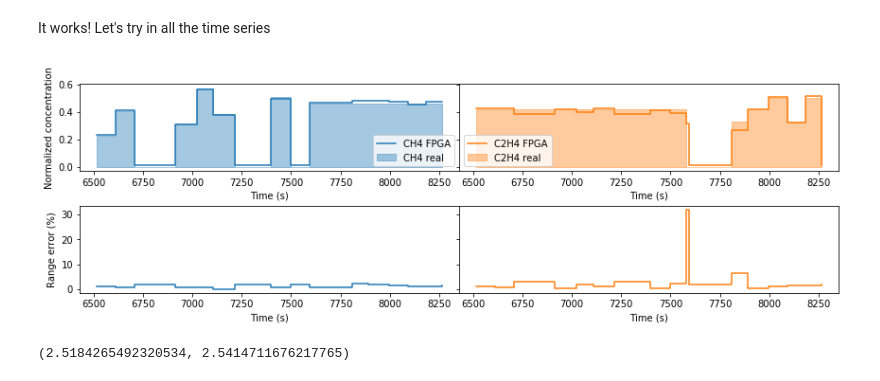
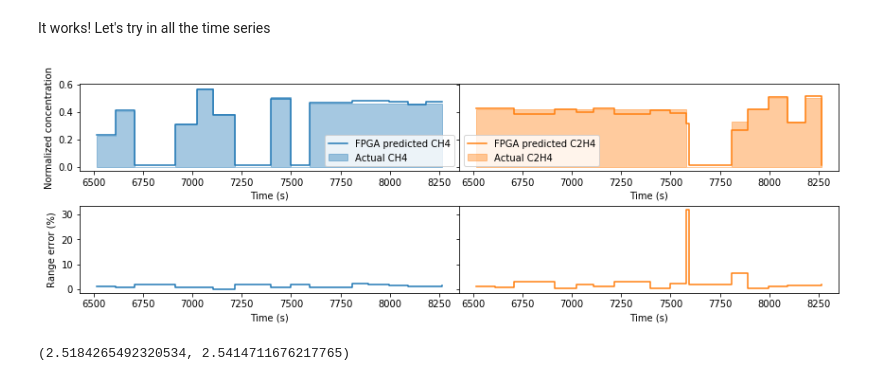
Before and after one commit to eneriz-daniel/sensorialfusionQNNs, a Jupyter notebook: Usage.ipynb, the cells around one changed output. Drawn from its saved outputs; the diff is of its cells as text; code cells hidden in the pictures.

```diff
--- a/Usage.ipynb
+++ b/Usage.ipynb
@@ -192,34 +192,34 @@ errEth = np.abs(((EthFPGA-Eth)*(Ethmax-Ethmin)+Ethmin)/(Ethmax-Ethmin))*100
 # %%
 orig = 6350
 fin = orig + 2000
 
 fig, axs = plt.subplots(nrows=2, ncols=2,  sharey='row', figsize=(12.0,4.0))
 
-axs[0,0].fill_between(t[np.logical_and(orig<t, t<fin)], CH4[np.logical_and(orig<t, t<fin)], color='C0', alpha=0.4, step='post', label='CH4 real')
-axs[0,1].fill_between(t[np.logical_and(orig<t, t<fin)], Eth[np.logical_and(orig<t, t<fin)], color='C1', alpha=0.4, step='post', label='C2H4 real')
+axs[0,0].fill_between(t[np.logical_and(orig<t, t<fin)], CH4[np.logical_and(orig<t, t<fin)], color='C0', alpha=0.4, step='post', label='Actual CH4')
+axs[0,1].fill_between(t[np.logical_and(orig<t, t<fin)], Eth[np.logical_and(orig<t, t<fin)], color='C1', alpha=0.4, step='post', label='Actual C2H4')
 
-axs[0,0].step(t[np.logical_and(orig<t, t<fin)], CH4FPGA[np.logical_and(orig<t, t<fin)], 'C0--', where='post', label='CH4 FPGA')
-axs[0,1].step(t[np.logical_and(orig<t, t<fin)], EthFPGA[np.logical_and(orig<t, t<fin)], 'C1--', where='post', label='C2H4 FPGA')
+axs[0,0].step(t[np.logical_and(orig<t, t<fin)], CH4FPGA[np.logical_and(orig<t, t<fin)], 'C0--', where='post', label='FPGA predicted CH4')
+axs[0,1].step(t[np.logical_and(orig<t, t<fin)], EthFPGA[np.logical_and(orig<t, t<fin)], 'C1--', where='post', label='FPGA predicted C2H4')
 
 #ax2.step(t[np.logical_and(orig<t, t<fin)], errTot[np.logical_and(orig<t, t<fin)], 'gray', where='post', label='Error total')
-axs[1,0].step(t[np.logical_and(orig<t, t<fin)], errCH4[np.logical_and(orig<t, t<fin)], 'C0:', where='post', label='Error CH4')
-axs[1,1].step(t[np.logical_and(orig<t, t<fin)], errEth[np.logical_and(orig<t, t<fin)], 'C1:', where='post', label='Error C2H4')
+axs[1,0].step(t[np.logical_and(orig<t, t<fin)], errCH4[np.logical_and(orig<t, t<fin)], 'C0:', where='post', label='CH4 error')
+axs[1,1].step(t[np.logical_and(orig<t, t<fin)], errEth[np.logical_and(orig<t, t<fin)], 'C1:', where='post', label='C2H4 error')
 
 
 for i in range(2):
     for j in range(2): axs[i,j].set_xlabel('Time (s)')
 axs[0,0].set_ylabel('Normalized concentration')
 axs[1,0].set_ylabel('Range error (%)')
 
 axs[0,0].legend(loc='lower right')
 axs[0,1].legend(loc='lower left')
 
 plt.tight_layout()
 fig.subplots_adjust(wspace=0, hspace=0.4)
 
 plt.savefig("time-series-FPGA-12-3-"+str(orig)+"-"+str(fin)+".png",dpi=600)
 # %% [output]
-[figure, old version]
+[figure, new version]
 # %%
 np.average(errCH4),np.average(errEth)
 # %% [output]
```
Also changed, not shown: 12 other files.
